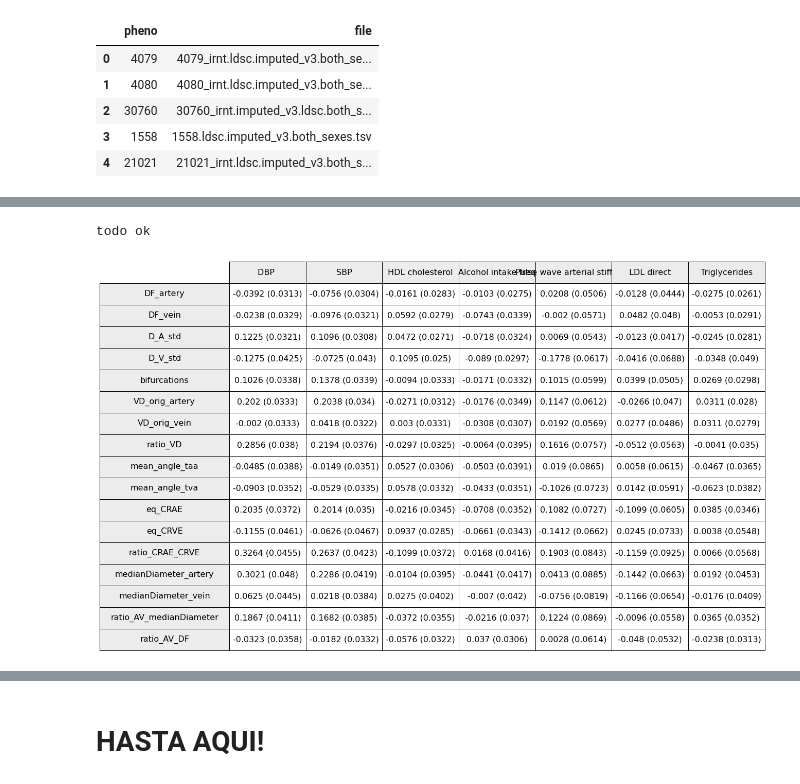
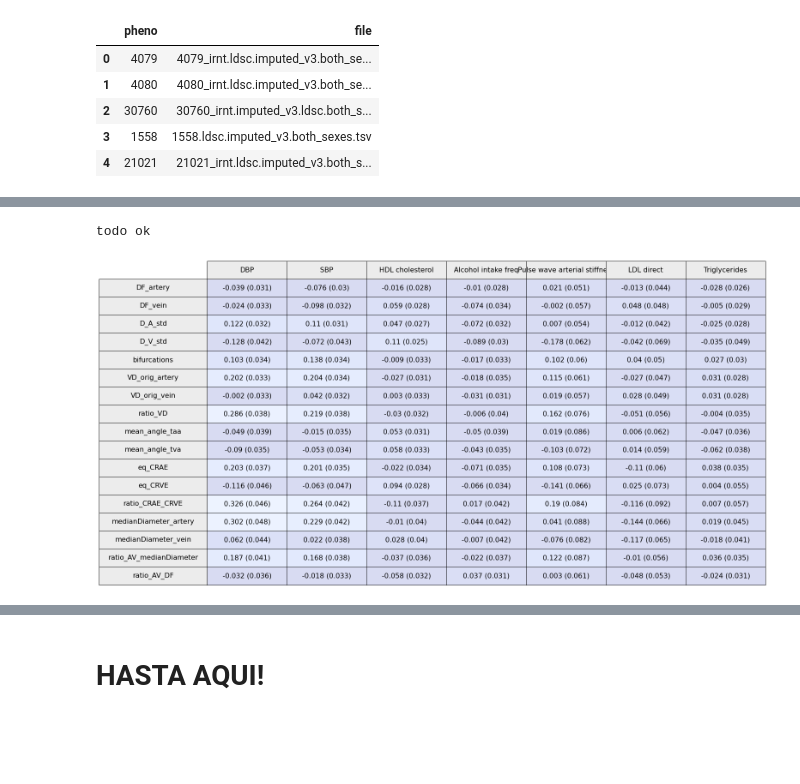
Before and after one commit to BergmannLab/retina-phenotypes, a Jupyter notebook: complementary/GWAS_postprocessing/ldsr_correlation/gcorr_diseases_ldsr.ipynb, the cells around one changed output, grey strips where cells are left out. Saved outputs shown, nothing was run; the diff lists cells and outputs as text; code cells hidden in the pictures; blank space fills up the shorter version.

Commit message:
Update ldsr diseases

```diff
--- a/complementary/GWAS_postprocessing/ldsr_correlation/gcorr_diseases_ldsr.ipynb
+++ b/complementary/GWAS_postprocessing/ldsr_correlation/gcorr_diseases_ldsr.ipynb
@@ -144,6 +144,12 @@ traits_reduced = list(diseases_traits.keys())
 
 
 traits_phenos = ["DF_artery" , "DF_vein" , "D_A_std" , "D_V_std" ,
+                    "bifurcations" , "VD_orig_artery" , "VD_orig_vein" , "ratio_VD" ,
+                    "mean_angle_taa" , "mean_angle_tva" , "eq_CRAE" , "eq_CRVE" ,
+                     "ratio_CRAE_CRVE", "medianDiameter_artery" , "medianDiameter_vein" ,
+                 "ratio_AV_medianDiameter", "ratio_AV_DF"]
+
+traits_phenos_new= ["DF_artery" , "DF_vein" , "D_A_std" , "D_V_std" ,
                     "bifurcations" , "VD_orig_artery" , "VD_orig_vein" , "ratio_VD" ,
                     "mean_angle_taa" , "mean_angle_tva" , "eq_CRAE" , "eq_CRVE" ,
                      "ratio_CRAE_CRVE", "medianDiameter_artery" , "medianDiameter_vein" ,
@@ -185,14 +191,14 @@ def read_ldsr(traits_files, traits_col_index):
                     #print(line)
                     split = line.split()
                     if('gencov:' in split):
-                        df_cov.iloc[i][j] = float(split[ split.index('gencov:') +1 ])
-                        df_cov.iloc[j][i] = float(split[ split.index('gencov:') +1 ])
+                        df_cov.iloc[i][j] = round(float(split[ split.index('gencov:') +1 ]),3)
+                        df_cov.iloc[j][i] = round(float(split[ split.index('gencov:') +1 ]),3)
                         #print(split)
                     if('Correlation:' in split):
                         #print(line)
                         #print(split)
-                        df_corr.iloc[i][j] = float(split[ split.index('Correlation:') +1 ])
-                        df_corr.iloc[j][i] = float(split[ split.index('Correlation:') +1 ])
+                        df_corr.iloc[i][j] = round(float(split[ split.index('Correlation:') +1 ]),3)
+                        df_corr.iloc[j][i] = round(float(split[ split.index('Correlation:') +1 ]),3)
                         #print(array2)
                         #print(split )
                         #print( df_corr.iloc[i][j], float(split[ split.index('Correlation:') +1 ]) )
@@ -203,20 +209,21 @@ def read_ldsr(traits_files, traits_col_index):
 
 df_cov, df_corr, df_std2 = read_ldsr(traits_names, traits_col_index)
 # %%
-def rename_col_index(df, l_diseases_old, l_diseases_new):
+def rename_col_index(df, l_diseases_old, l_diseases_new, l_phenos_old, l_phenos_new):
     df.rename(columns=dict(zip(l_diseases_old, l_diseases_new)), inplace=True)
+    df.rename(index=dict(zip(l_diseases_old, l_diseases_new)), inplace=True)
     return df
 
-def detele_col_index(df, l_cols_delete, l_rows_delete, l_diseases_new):
+def detele_col_index(df, l_cols_delete, l_rows_delete, l_diseases_new, l_phenos_old, l_phenos_new):
     df=df.drop(columns=l_cols_delete)
     df=df.drop(index=l_rows_delete)
-    df= rename_col_index(df, l_rows_delete, l_diseases_new)
+    df= rename_col_index(df, l_rows_delete, l_diseases_new, l_phenos_old, l_phenos_new)
 
     return df
 
 
-df_corr_simpl= detele_col_index(df_corr, traits_phenos, traits_reduced, list(diseases_traits.values()))
-df_std_simpl = detele_col_index(df_std2,  traits_phenos, traits_reduced, list(diseases_traits.values()))
+df_corr_simpl= detele_col_index(df_corr, traits_phenos, traits_reduced, list(diseases_traits.values()),traits_phenos, traits_phenos_new)
+df_std_simpl = detele_col_index(df_std2,  traits_phenos, traits_reduced, list(diseases_traits.values()), traits_phenos, traits_phenos_new)
 df_corr_simpl
 # %% [output]
 |  | DBP | SBP | HDL cholesterol | Alcohol intake freq | Pulse wave arterial stiffness | LDL direct | ... |
@@ -260,0 +247,9 @@ df_corr_simpl
+# %%
+### Round the std values
+for col in df_std_simpl.columns:
+    df_std_simpl[col] = df_std_simpl[col].str.replace("(", "", regex=True)
+    df_std_simpl[col] = df_std_simpl[col].str.replace(")", "", regex=True)
+
+df_std_simpl = df_std_simpl.astype(float)
+df_std_simpl = df_std_simpl.round(3)
+df_std_simpl
@@ -261,37 +275,39 @@ df_corr_simpl
 # %%
 #print(df_reducida.columns, df_std.columns)
-df = df_corr_simpl.astype(str) + ' ' + df_std_simpl.astype(str)
+df = df_corr_simpl.astype(str) + ' (' + df_std_simpl.astype(str)+ ')'
 
+df_corr_simpl_aux = df_corr_simpl.copy()
+df_corr_simpl_aux = df_corr_simpl_aux.astype(float)
 
 rcolors = plt.cm.Greys(np.full(len(df.index), 0.15))
 ccolors = plt.cm.Greys(np.full(len(df.columns), 0.15))
 fig, ax = plt.subplots()
 fig.patch.set_visible(False)
 ax.axis('off')
 ax.axis('tight')
 #create table
 table = ax.table(cellText=df.values,
                  rowColours=rcolors,
                  colLabels=df.columns,
                  rowLabels=df.index,
                  colColours=ccolors,
                  rowLoc='center',
                  colLoc='center',
                  cellLoc='center',
-                 #cellColours=plt.cm.coolwarm(df.values, alpha=0.2),
+                 cellColours=plt.cm.coolwarm(df_corr_simpl_aux.values, alpha=0.2),
                  loc='center',
                  fontsize=16,
-                 colWidths=[0.12 for x in df.columns])
+                 colWidths=[0.15 for x in df.columns])
 table.auto_set_font_size(False)
 table.set_fontsize(16)
 table.scale(3.7, 3.5) # make table a little bit larger
 fig.tight_layout()
 #plt.show()
 #fig.savefig(save_dir+str(DATE)+'_'+'ventile'+str(ventile_num)+'_diseases_gcorr.pdf', bbox_inches='tight',dpi=250)
 
 
 
 print('todo ok')
 # %% [output]
 todo ok
-[figure, old version]
+[figure, new version]
```
Also changed, not shown: parts of 5 cells of this notebook, 3 other files.
